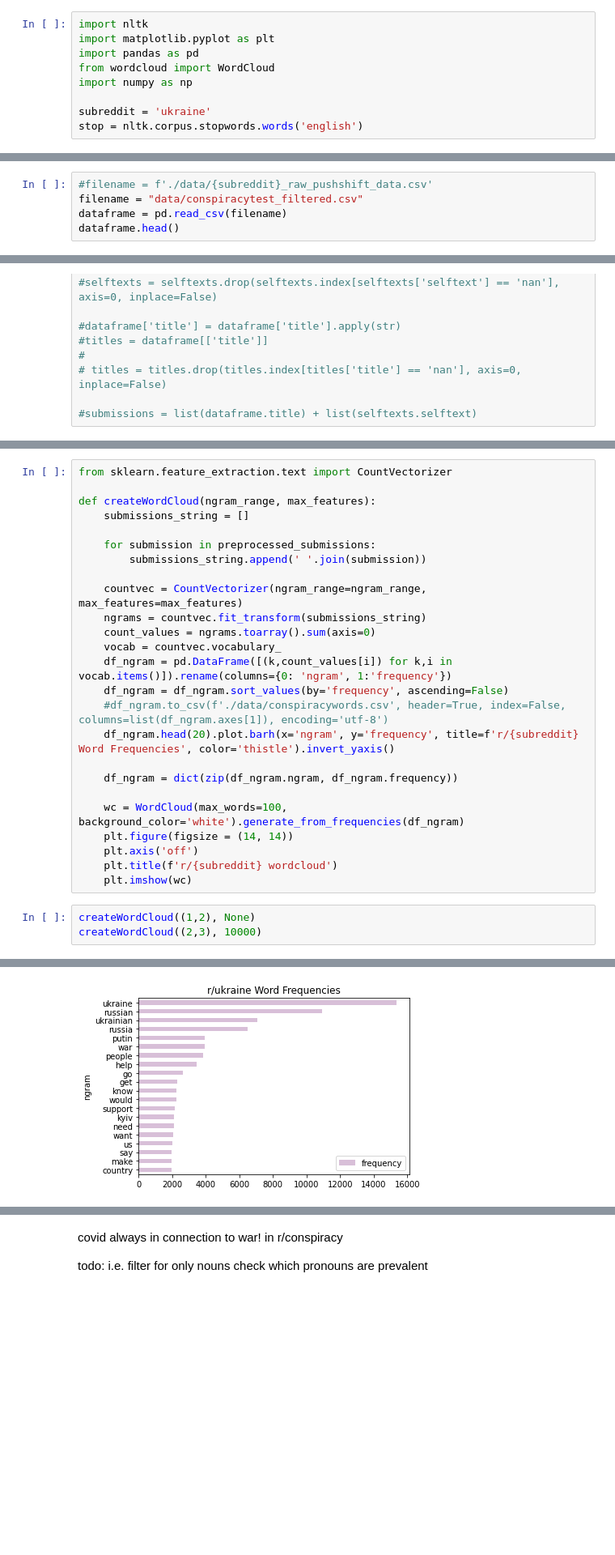
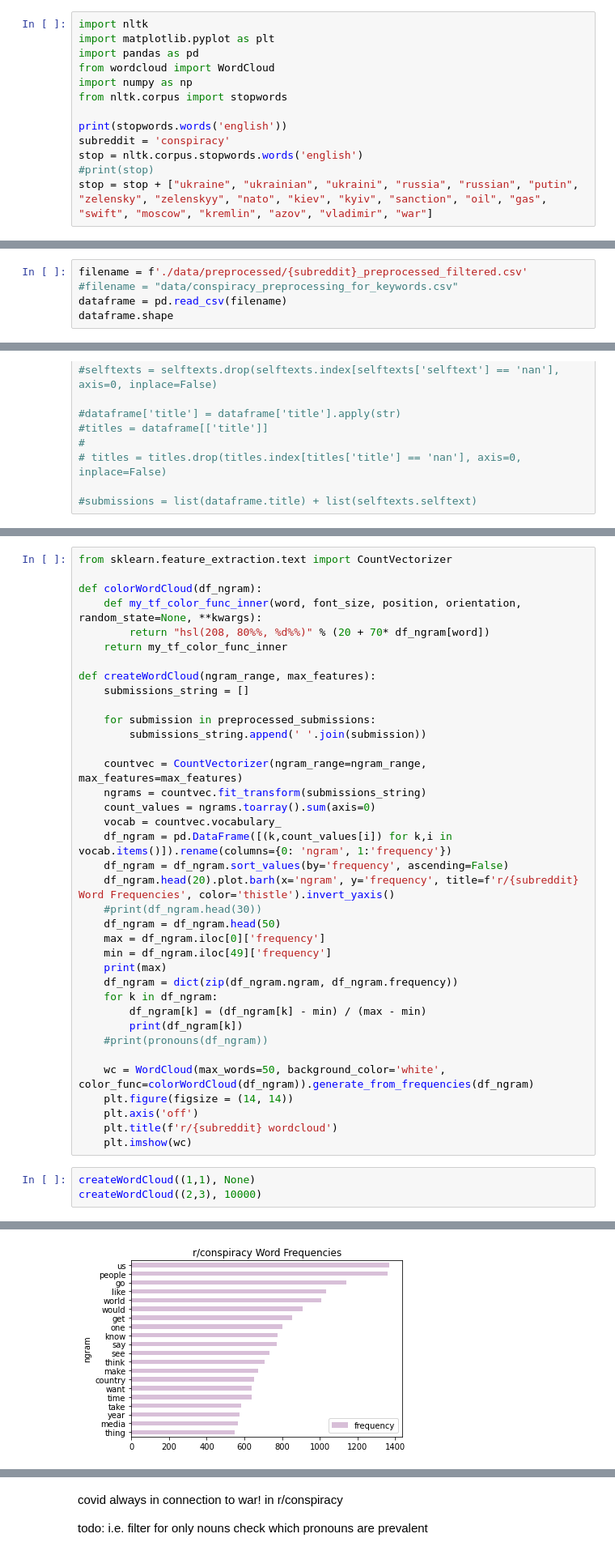
Before and after one commit to irenestrauss/nlp_on_conspiracy_theories, a Jupyter notebook: code/words.ipynb, the cells around one changed output, grey strips where cells are left out. Shown at 81% size. Cells and saved outputs as stored; diff of their text form; blank space fills up the shorter version.

Commit message:
words

```diff
--- a/code/words.ipynb
+++ b/code/words.ipynb
@@ -4,6 +4,10 @@ import matplotlib.pyplot as plt
 import pandas as pd
 from wordcloud import WordCloud
 import numpy as np
+from nltk.corpus import stopwords
 
-subreddit = 'ukraine'
+print(stopwords.words('english'))
+subreddit = 'conspiracy'
 stop = nltk.corpus.stopwords.words('english')
+#print(stop)
+stop = stop + ["ukraine", "ukrainian", "ukraini", "russia", "russian", "putin", "zelensky", "zelenskyy", "nato", "kiev", "kyiv", "sanction", "oil", "gas", "swift", "moscow", "kremlin", "azov", "vladimir", "war"]
@@ -12,8 +18,8 @@ read file and add title and selftext to process
 
 todo: preprocess - dates x200b bill gate social medium?
 # %%
-#filename = f'./data/{subreddit}_raw_pushshift_data.csv'
-filename = "data/conspiracytest_filtered.csv"
+filename = f'./data/preprocessed/{subreddit}_preprocessed_filtered.csv'
+#filename = "data/conspiracy_preprocessing_for_keywords.csv"
 dataframe = pd.read_csv(filename)
-dataframe.head()
+dataframe.shape
 # %% [output]
@@ -57,5 +58,10 @@ for submission in submissions:
 # %%
 from sklearn.feature_extraction.text import CountVectorizer
+
+def colorWordCloud(df_ngram):
+    def my_tf_color_func_inner(word, font_size, position, orientation, random_state=None, **kwargs):
+        return "hsl(208, 80%%, %d%%)" % (20 + 70* df_ngram[word])
+    return my_tf_color_func_inner
 
 def createWordCloud(ngram_range, max_features):
     submissions_string = []
@@ -69,17 +75,24 @@ def createWordCloud(ngram_range, max_features):
     vocab = countvec.vocabulary_
     df_ngram = pd.DataFrame([(k,count_values[i]) for k,i in vocab.items()]).rename(columns={0: 'ngram', 1:'frequency'})
     df_ngram = df_ngram.sort_values(by='frequency', ascending=False)
-    #df_ngram.to_csv(f'./data/conspiracywords.csv', header=True, index=False, columns=list(df_ngram.axes[1]), encoding='utf-8')
     df_ngram.head(20).plot.barh(x='ngram', y='frequency', title=f'r/{subreddit} Word Frequencies', color='thistle').invert_yaxis()
+    #print(df_ngram.head(30))
+    df_ngram = df_ngram.head(50)
+    max = df_ngram.iloc[0]['frequency']
+    min = df_ngram.iloc[49]['frequency']
+    print(max)
+    df_ngram = dict(zip(df_ngram.ngram, df_ngram.frequency))
+    for k in df_ngram:
+        df_ngram[k] = (df_ngram[k] - min) / (max - min)
+        print(df_ngram[k])
+    #print(pronouns(df_ngram))
 
-    df_ngram = dict(zip(df_ngram.ngram, df_ngram.frequency))
-
-    wc = WordCloud(max_words=100, background_color='white').generate_from_frequencies(df_ngram)
+    wc = WordCloud(max_words=50, background_color='white', color_func=colorWordCloud(df_ngram)).generate_from_frequencies(df_ngram)
     plt.figure(figsize = (14, 14))
     plt.axis('off')
     plt.title(f'r/{subreddit} wordcloud')
     plt.imshow(wc)
 # %%
-createWordCloud((1,2), None)
+createWordCloud((1,1), None)
 createWordCloud((2,3), 10000)
 # %% [output]
@@ -86 +116 @@ createWordCloud((2,3), 10000)
-[figure, old version]
+[figure, new version]
```
Also changed, not shown: parts of 8 cells of this notebook, 3 other files.
